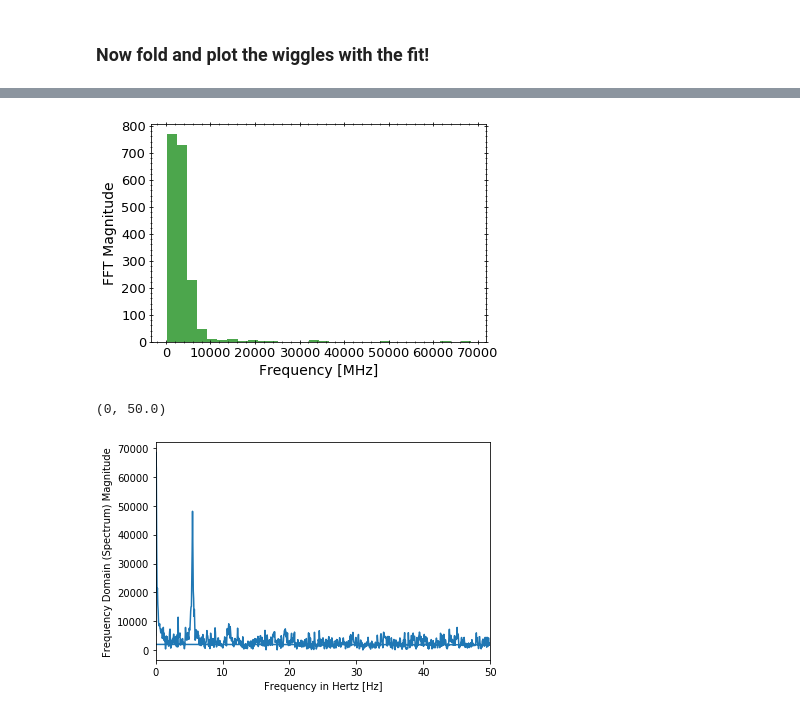
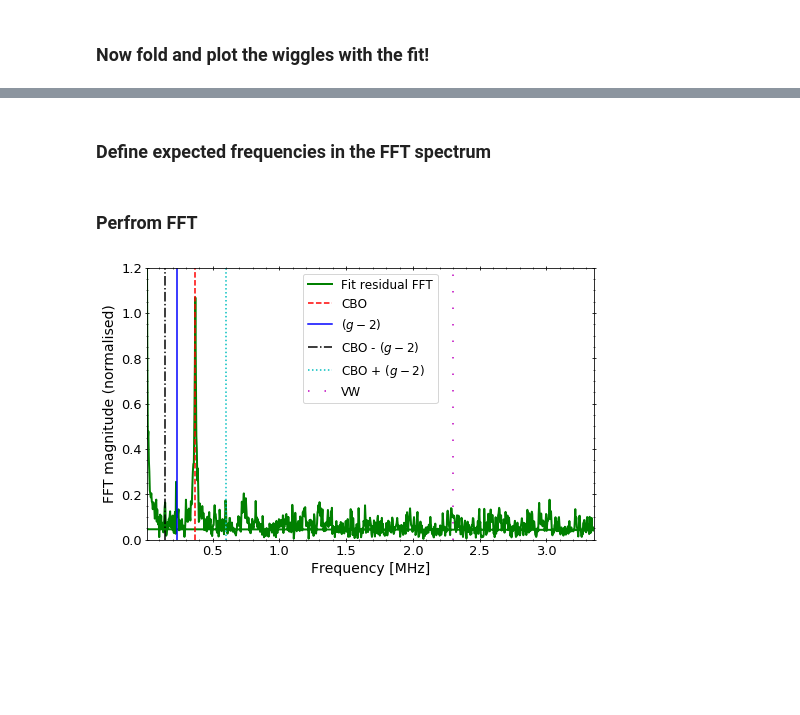
Before and after one commit to glukicov/EDMTracking, a Jupyter notebook: Wiggle.ipynb, the cells around one changed output, grey strips where cells are left out. Cells and saved outputs as stored; diff of their text form; code cells hidden in the pictures; blank space fills up the shorter version.

```diff
--- a/Wiggle.ipynb
+++ b/Wiggle.ipynb
@@ -229,30 +188,44 @@ array([ 5133.72585792, 68489.83163341, 63011.28869242, ...,
-# %%
-ax, legend = cu.plotHist(ffts_mag, n_bins=30)
-plt.ylabel(r"FFT Magnitude");
-plt.xlabel(r"Frequency [MHz]");
-# plt.xlim(0, 300)
-# plt.ylim(0, 250000)
-# %% [output]
-[figure, removed]
+# %% [markdown]
+### Define expected frequencies in the FFT spectrum
 # %%
-#Expected frequencies:
-cbo = 0.37 # MHz n=0.108 (60h)
-gm2 = 0.23 # MHz
+cbo_f = 0.37 # MHz n=0.108 (60h)
+gm2_f = 0.23 # MHz
+cbo_M_gm2_f = cbo_f - gm2_f
+cbo_P_gm2_f = cbo_f + gm2_f
+vm_f = 10*gm2_f  #  (60h) analyical: f_vm = f_c - 2*f_ybo
-# %%
-from scipy import fftpack
-
-f_s = 100  # Sampling rate, or number of measurements per second
-
-X = fftpack.fft(res)
-freqs = fftpack.fftfreq(len(res))  * f_s
-
-fig, ax = plt.subplots()
-
-ax.plot(freqs, np.abs(X))
-ax.set_xlabel('Frequency in Hertz [Hz]')
-ax.set_ylabel('Frequency Domain (Spectrum) Magnitude')
-ax.set_xlim(0, f_s / 2)
-# ax.set_ylim(-5, 110)
-# %% [output]
-(0, 50.0)
-[figure, removed]
+# %% [markdown]
+### Perfrom FFT
+# %%
+from scipy import fftpack
+
+# detrend data (trying to remove the peak at 0 Hza)
+res_detrend = np.subtract(res,np.average(res))
+
+#Normalise
+norm = 45000 # arbitary
+res_detrend=res_detrend/norm
+
+res_fft = fftpack.fft(res_detrend) # return DFT on the fit resiudals
+res_fft = np.absolute(res_fft) # magnitude of the complex number
+freqs = fftpack.fftfreq(len(res_detrend), d=binW)  # DFT sample frequencies (d=sample spacing, ~150 ns)
+
+fig, ax = cu.plotScatter(freqs, res_fft, figsize=(8,5), label="Fit residual FFT", lw=2)
+
+#set plot limits
+x_min, x_max, y_min, y_max = 0.01, np.max(freqs), 0,  1.2
+ax.set_xlim(x_min, x_max)
+ax.set_ylim(y_min, y_max)
+
+#plot expected frequencies
+plt.plot( (cbo_f, cbo_f), (y_min, y_max), c="r", ls="--", label="CBO")
+plt.plot( (gm2_f, gm2_f), (y_min, y_max), c="b", ls="-", label=r"$(g-2)$")
+plt.plot( (cbo_M_gm2_f, cbo_M_gm2_f), (y_min, y_max), c="k", ls="-.", label=r"CBO - $(g-2)$")
+plt.plot( (cbo_P_gm2_f, cbo_P_gm2_f), (y_min, y_max), c="c", ls=":", label=r"CBO + $(g-2)$")
+plt.plot( (vm_f, vm_f), (y_min, y_max), c="m", ls=(0, (1, 10)), label="VW")
+
+plt.legend(fontsize=12, loc="best")
+plt.ylabel("FFT magnitude (normalised)")
+plt.xlabel("Frequency [MHz]");
+plt.savefig("fig/FFT.png", dpi=300)
+# %% [output]
+[figure, added]
```
Also changed, not shown: parts of 11 cells of this notebook, 1 other file.
